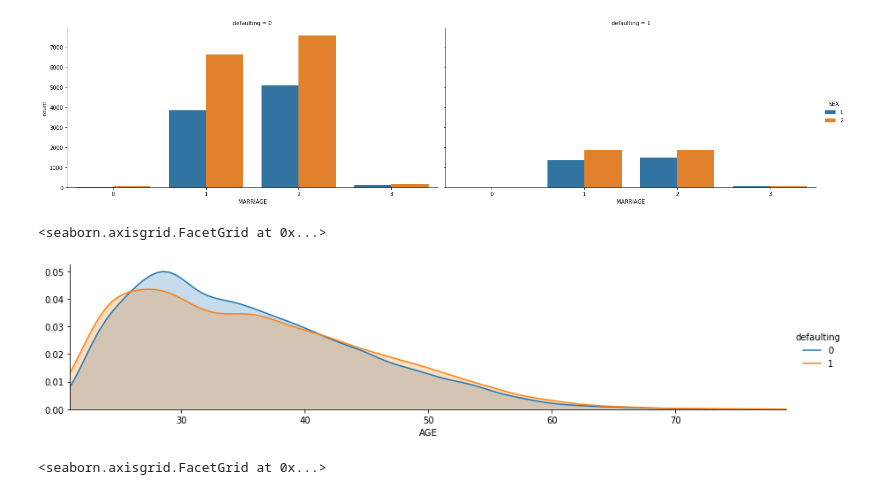
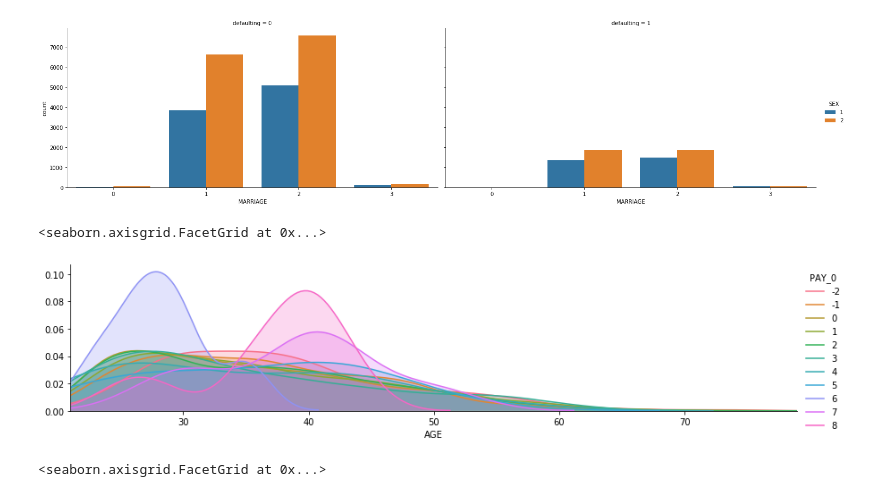
Before and after one commit to tybishop/C5T3, a Jupyter notebook: Credit One - Customer Defaulting.ipynb, the cells around one changed output. Saved outputs shown, nothing was run; the diff lists cells and outputs as text; code cells hidden in the pictures.

```diff
--- a/Credit One - Customer Defaulting.ipynb
+++ b/Credit One - Customer Defaulting.ipynb
@@ -166,7 +167,7 @@ dtypes: int64(24)
 memory usage: 5.5 MB
 # %%
 #Defaulting Loans
-#credit_default = credit[(credit['defaulting']== 1)]
+credit_default = credit[(credit['defaulting']== 1)]
 # Add Default column
 #credit_default['defaulting'] = 'defaulting'
 # Is Not Defaulting
@@ -308,15 +323,15 @@ sns.catplot('MARRIAGE', data=credit, kind='count', hue='SEX', order=[0,1,2,3],
 [figure]
 # %%
 #Ploting by Age and defaulting Status
-fig = sns.FacetGrid(credit, hue='defaulting', aspect=4)
+fig = sns.FacetGrid(credit_default, hue='PAY_0', aspect=4)
 fig.map(sns.kdeplot, 'AGE', shade=True)
 oldest = credit['AGE'].max()
 youngest = credit['AGE'].min()
 fig.set(xlim=(youngest,oldest))
 fig.add_legend()
 # %% [output]
 <seaborn.axisgrid.FacetGrid at 0x...>
-[figure, old version]
+[figure, new version]
 # %%
 fig = sns.FacetGrid(credit, hue='MARRIAGE', aspect=4)
 fig.map(sns.kdeplot, 'AGE', shade=True)
```
Also changed, not shown: parts of 50 cells of this notebook.
